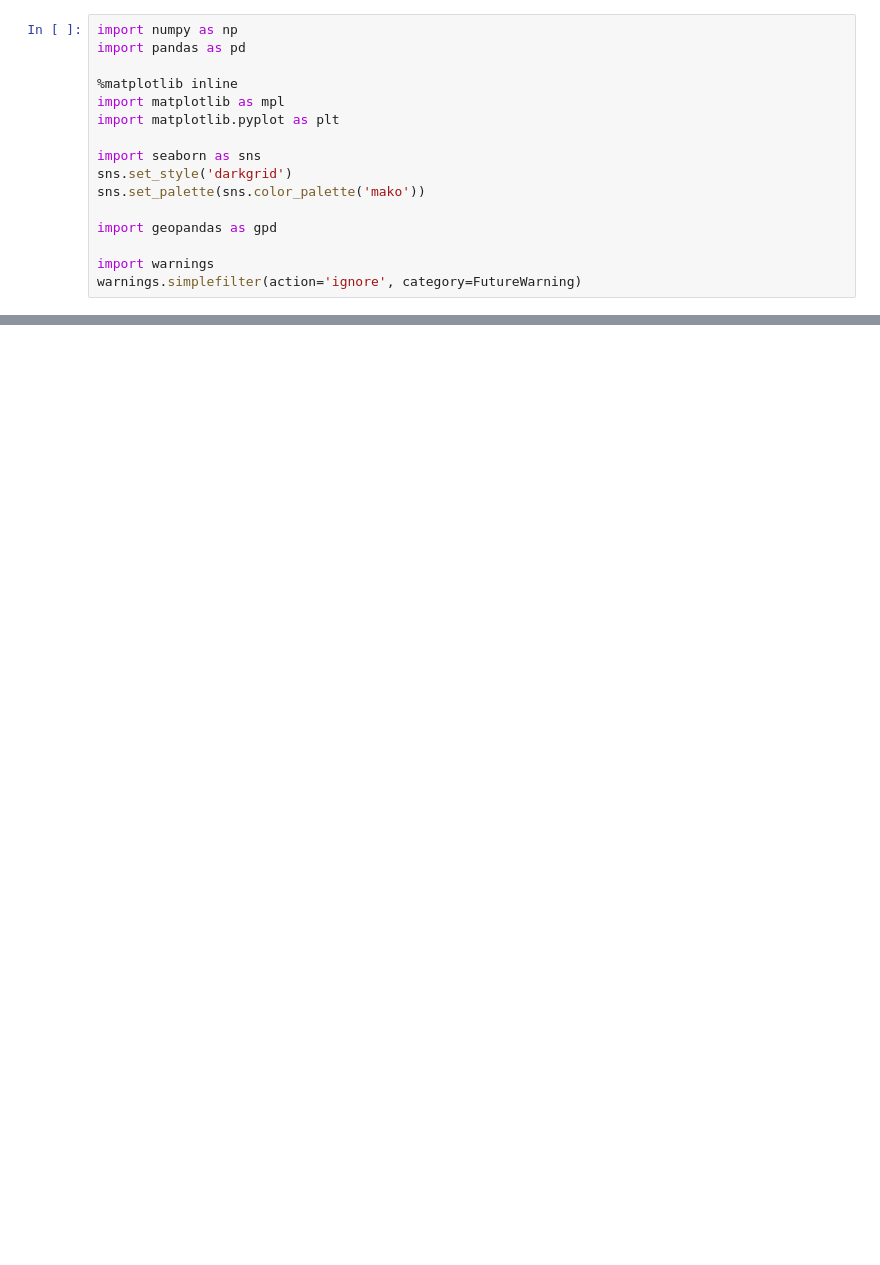
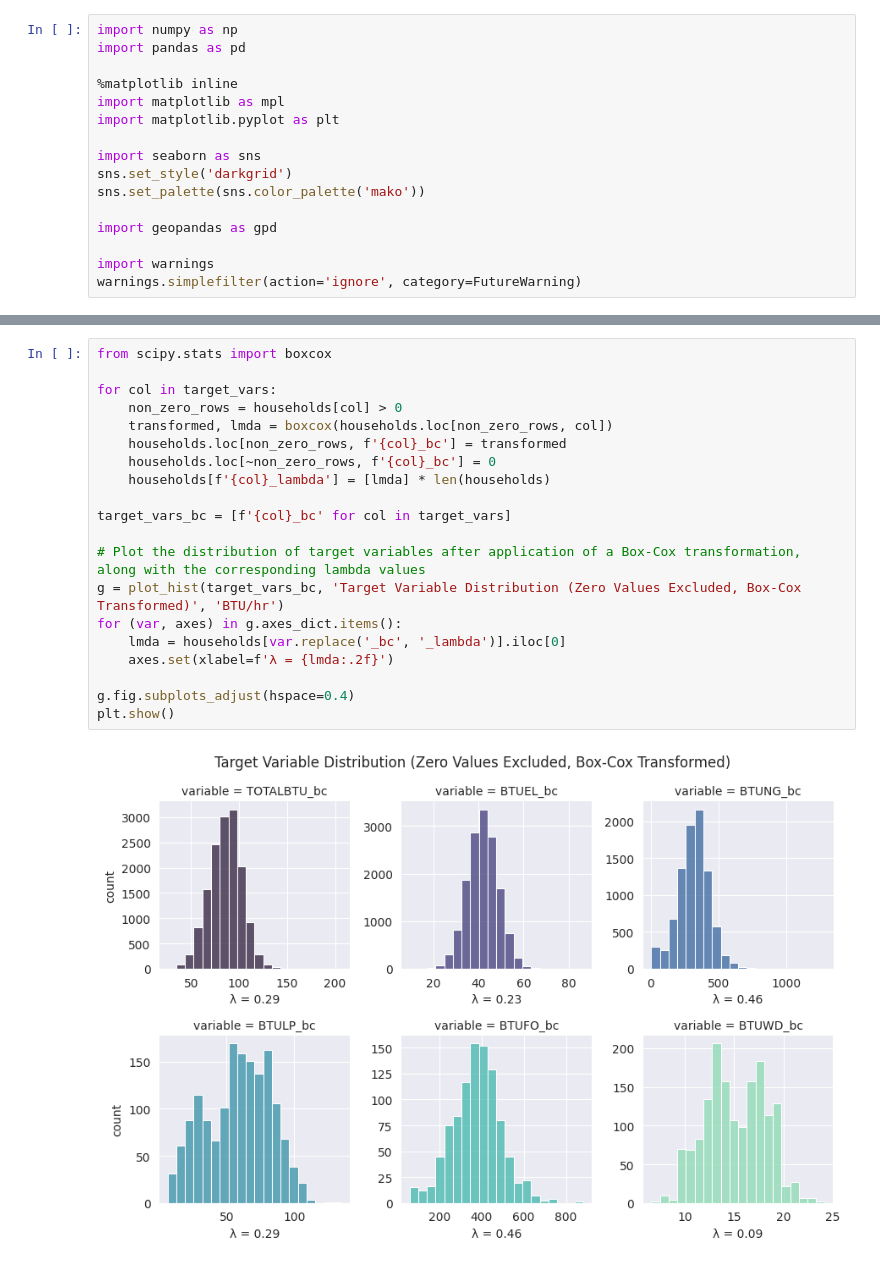
Before and after one commit to jon-codes/c964-model, a Jupyter notebook: exploratory.ipynb, the cells around one changed output, grey strips where cells are left out. Cells and saved outputs as stored; diff of their text form; blank space fills up the shorter version.

```diff
--- a/exploratory.ipynb
+++ b/exploratory.ipynb
@@ -545,0 +100,22 @@ plt.show()
+# %%
+from scipy.stats import boxcox
+
+for col in target_vars:
+    non_zero_rows = households[col] > 0
+    transformed, lmda = boxcox(households.loc[non_zero_rows, col])
+    households.loc[non_zero_rows, f'{col}_bc'] = transformed
+    households.loc[~non_zero_rows, f'{col}_bc'] = 0
+    households[f'{col}_lambda'] = [lmda] * len(households)
+
+target_vars_bc = [f'{col}_bc' for col in target_vars]
+
+# Plot the distribution of target variables after application of a Box-Cox transformation, along with the corresponding lambda values
+g = plot_hist(target_vars_bc, 'Target Variable Distribution (Zero Values Excluded, Box-Cox Transformed)', 'BTU/hr')
+for (var, axes) in g.axes_dict.items():
+    lmda = households[var.replace('_bc', '_lambda')].iloc[0]
+    axes.set(xlabel=f'λ = {lmda:.2f}')
+
+g.fig.subplots_adjust(hspace=0.4)
+plt.show()
+# %% [output]
+[figure, added]
```
Also changed, not shown: parts of 84 cells of this notebook.
